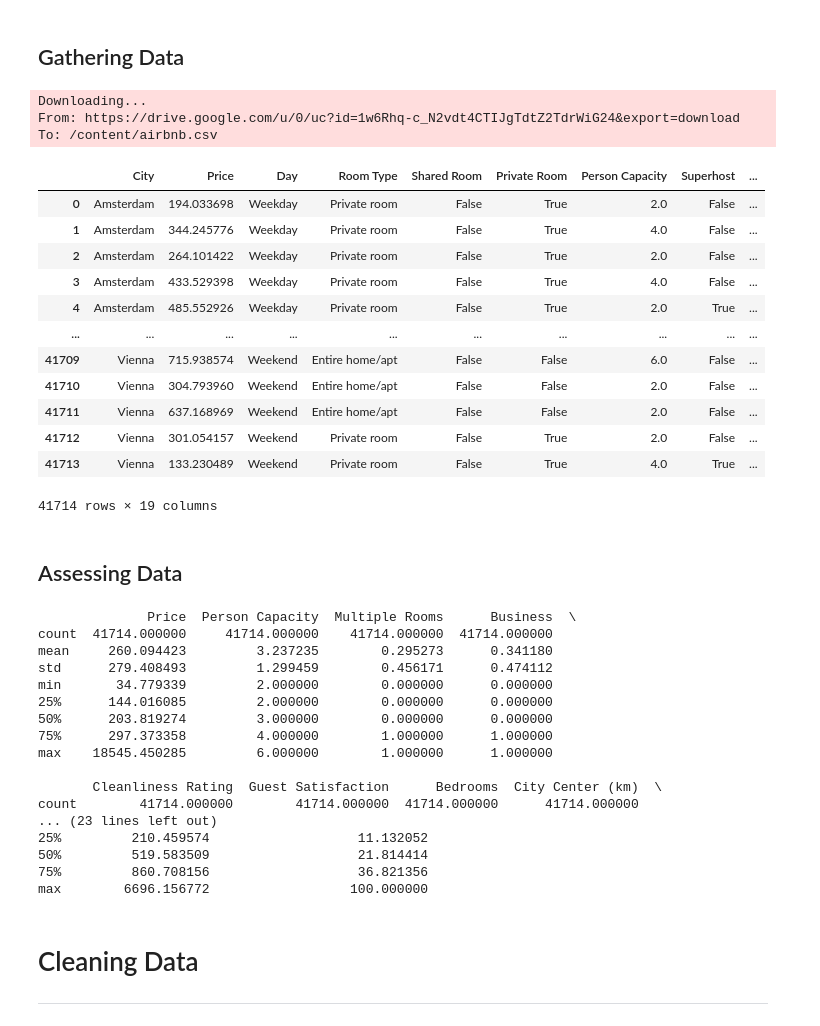
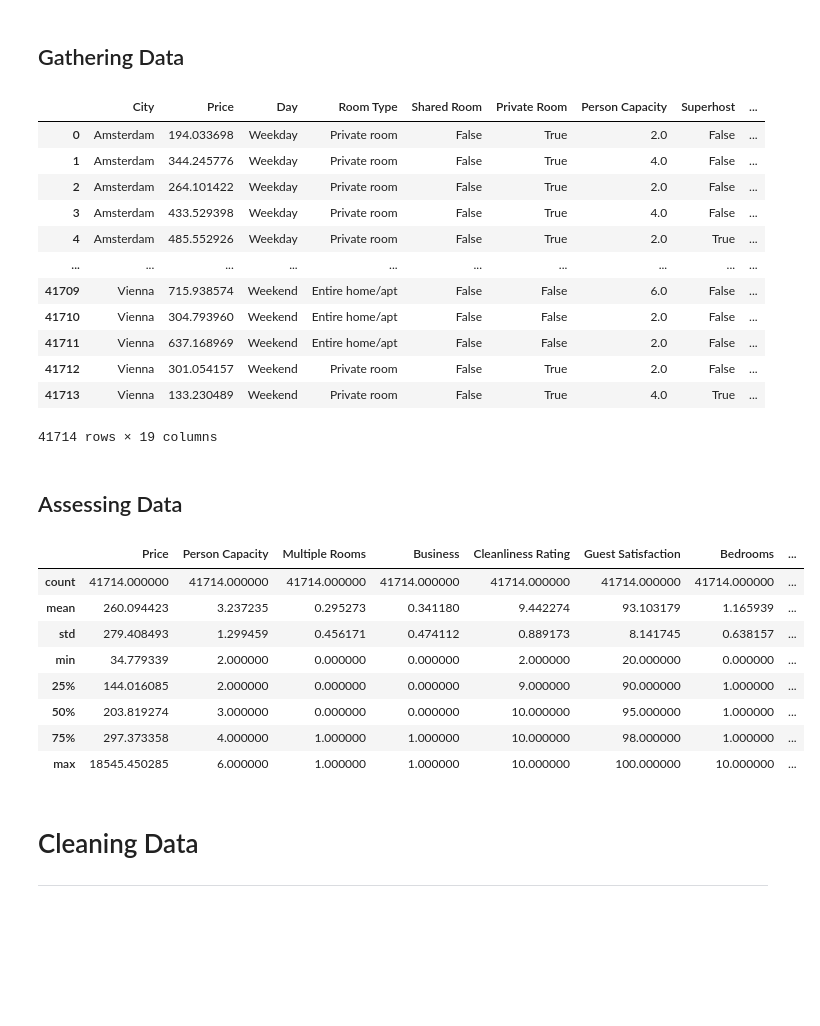
Before and after one commit to melvinjunod/tubespsd, a Jupyter notebook: Streamlit_Heapq.ipynb, the cells around one changed output. Saved outputs shown, nothing was run; the diff lists cells and outputs as text; code cells hidden in the pictures; blank space fills up the shorter version.

```diff
--- a/Streamlit_Heapq.ipynb
+++ b/Streamlit_Heapq.ipynb
@@ -33,49 +32,37 @@ from geopy.geocoders import Nominatim
 ## Gathering Data
 # %%
 #Sumber data original dari https://www.kaggle.com/datasets/dipeshkhemani/airbnb-cleaned-europe-dataset
-gdown.download("https://drive.google.com/u/0/uc?id=1w6Rhq-c_N2vdt4CTIJgTdtZ2TdrWiG24&export=download", "airbnb.csv")
-data = pd.read_csv("airbnb.csv")
+data = pd.read_csv("https://raw.githubusercontent.com/melvinjunod/tubespsd/main/airbnb.csv")
 data
 # %% [output]
+|  | City | Price | Day | Room Type | Shared Room | Private Room | Person Capacity | Superhost | ... |
+| 0 | Amsterdam | 194.033698 | Weekday | Private room | False | True | 2.0 | False | ... |
+| 1 | Amsterdam | 344.245776 | Weekday | Private room | False | True | 4.0 | False | ... |
+| 2 | Amsterdam | 264.101422 | Weekday | Private room | False | True | 2.0 | False | ... |
+| 3 | Amsterdam | 433.529398 | Weekday | Private room | False | True | 4.0 | False | ... |
+| 4 | Amsterdam | 485.552926 | Weekday | Private room | False | True | 2.0 | True | ... |
+| ... | ... | ... | ... | ... | ... | ... | ... | ... | ... |
+| 41709 | Vienna | 715.938574 | Weekend | Entire home/apt | False | False | 6.0 | False | ... |
+| 41710 | Vienna | 304.793960 | Weekend | Entire home/apt | False | False | 2.0 | False | ... |
+| 41711 | Vienna | 637.168969 | Weekend | Entire home/apt | False | False | 2.0 | False | ... |
+| 41712 | Vienna | 301.054157 | Weekend | Private room | False | True | 2.0 | False | ... |
+| 41713 | Vienna | 133.230489 | Weekend | Private room | False | True | 4.0 | True | ... |
-Downloading...
-From: https://drive.google.com/u/0/uc?id=1w6Rhq-c_N2vdt4CTIJgTdtZ2TdrWiG24&export=download
-To: /content/airbnb.csv
+41714 rows × 19 columns
-|  | City | Price | Day | Room Type | Shared Room | Private Room | Person Capacity | Superhost | ... |
-| 0 | Amsterdam | 194.033698 | Weekday | Private room | False | True | 2.0 | False | ... |
-| 1 | Amsterdam | 344.245776 | Weekday | Private room | False | True | 4.0 | False | ... |
-| 2 | Amsterdam | 264.101422 | Weekday | Private room | False | True | 2.0 | False | ... |
-| 3 | Amsterdam | 433.529398 | Weekday | Private room | False | True | 4.0 | False | ... |
-| 4 | Amsterdam | 485.552926 | Weekday | Private room | False | True | 2.0 | True | ... |
-| ... | ... | ... | ... | ... | ... | ... | ... | ... | ... |
-| 41709 | Vienna | 715.938574 | Weekend | Entire home/apt | False | False | 6.0 | False | ... |
-| 41710 | Vienna | 304.793960 | Weekend | Entire home/apt | False | False | 2.0 | False | ... |
-| 41711 | Vienna | 637.168969 | Weekend | Entire home/apt | False | False | 2.0 | False | ... |
-| 41712 | Vienna | 301.054157 | Weekend | Private room | False | True | 2.0 | False | ... |
-| 41713 | Vienna | 133.230489 | Weekend | Private room | False | True | 4.0 | True | ... |
-41714 rows × 19 columns
 # %% [markdown]
 ## Assessing Data
 # %%
 #Memberikan summary data yang digunakan
-print(data.describe())
+data.describe()
 # %% [output]
-              Price  Person Capacity  Multiple Rooms      Business  \
-count  41714.000000     41714.000000    41714.000000  41714.000000
-mean     260.094423         3.237235        0.295273      0.341180
-std      279.408493         1.299459        0.456171      0.474112
-min       34.779339         2.000000        0.000000      0.000000
-25%      144.016085         2.000000        0.000000      0.000000
-50%      203.819274         3.000000        0.000000      0.000000
-75%      297.373358         4.000000        1.000000      1.000000
-max    18545.450285         6.000000        1.000000      1.000000
-
-       Cleanliness Rating  Guest Satisfaction      Bedrooms  City Center (km)  \
-count        41714.000000        41714.000000  41714.000000      41714.000000
-... (23 lines left out)
-25%         210.459574                   11.132052
-50%         519.583509                   21.814414
-75%         860.708156                   36.821356
-max        6696.156772                  100.000000
+|  | Price | Person Capacity | Multiple Rooms | Business | Cleanliness Rating | Guest Satisfaction | Bedrooms | ... |
+| count | 41714.000000 | 41714.000000 | 41714.000000 | 41714.000000 | 41714.000000 | 41714.000000 | 41714.000000 | ... |
+| mean | 260.094423 | 3.237235 | 0.295273 | 0.341180 | 9.442274 | 93.103179 | 1.165939 | ... |
+| std | 279.408493 | 1.299459 | 0.456171 | 0.474112 | 0.889173 | 8.141745 | 0.638157 | ... |
+| min | 34.779339 | 2.000000 | 0.000000 | 0.000000 | 2.000000 | 20.000000 | 0.000000 | ... |
+| 25% | 144.016085 | 2.000000 | 0.000000 | 0.000000 | 9.000000 | 90.000000 | 1.000000 | ... |
+| 50% | 203.819274 | 3.000000 | 0.000000 | 0.000000 | 10.000000 | 95.000000 | 1.000000 | ... |
+| 75% | 297.373358 | 4.000000 | 1.000000 | 1.000000 | 10.000000 | 98.000000 | 1.000000 | ... |
+| max | 18545.450285 | 6.000000 | 1.000000 | 1.000000 | 10.000000 | 100.000000 | 10.000000 | ... |
 # %% [markdown]
 # Cleaning Data
 ---
```
Also changed, not shown: parts of 9 cells of this notebook, 1 other file.
